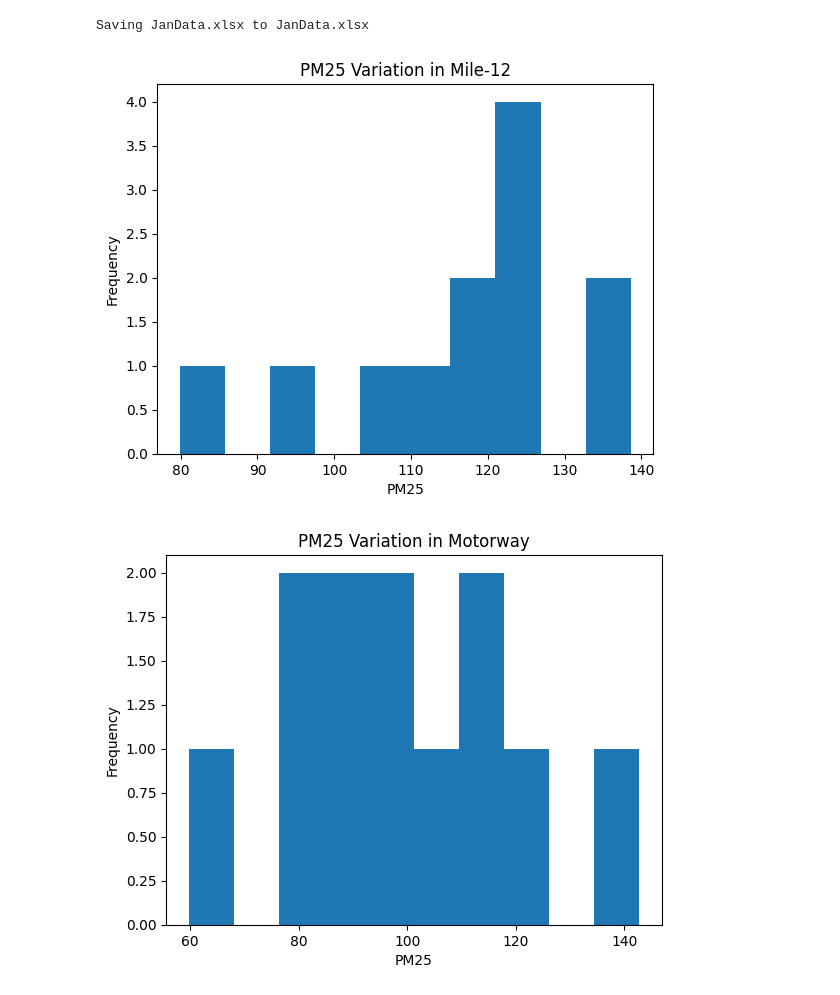
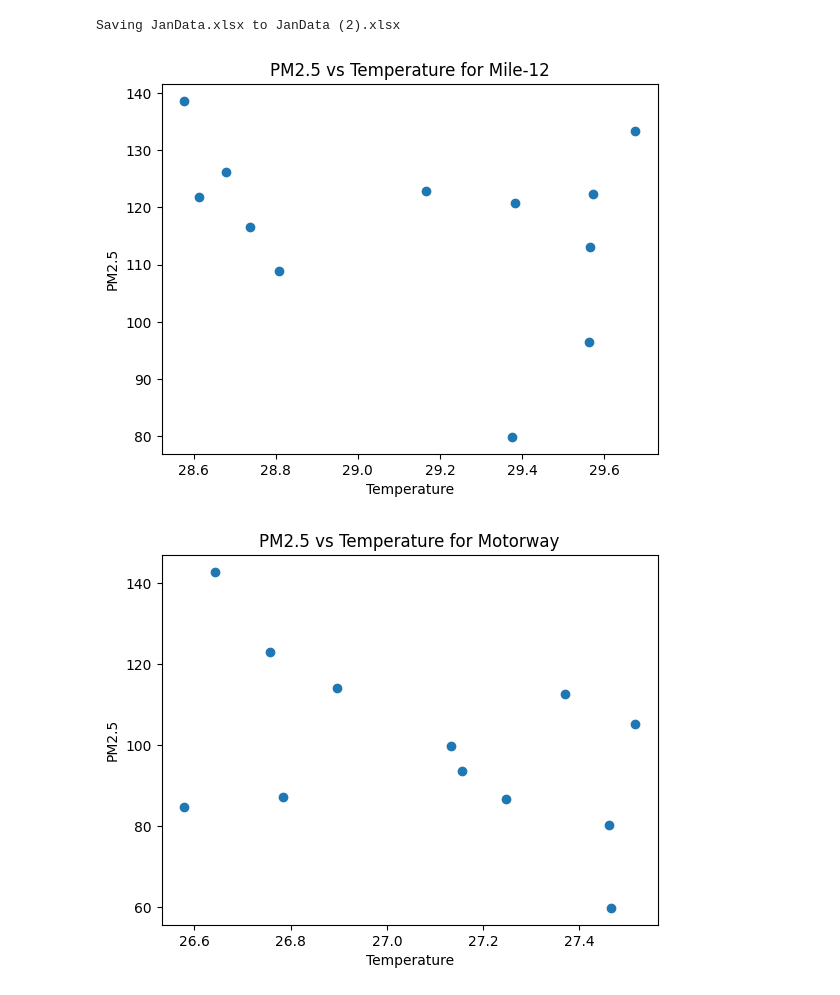
Before and after one commit to olupy/ml-models, a Jupyter notebook: pm_analysis.ipynb, the cells around one changed output. Saved outputs shown, nothing was run; the diff lists cells and outputs as text; code cells hidden in the pictures.

```diff
--- a/pm_analysis.ipynb
+++ b/pm_analysis.ipynb
@@ -7,53 +7,53 @@ import numpy as np
 from datetime import datetime
 import matplotlib.pyplot as plt
 from google.colab import files
 uploaded = files.upload()
 # Load the Excel file
 df = pd.read_excel(io.BytesIO(uploaded['JanData.xlsx']))
 
 # remove rows with missing data
 df.dropna(inplace=True)
 df['date'] = pd.to_datetime(df['date'], format='%Y-%m-%d', errors='coerce')
 #df['date'] = df['date'].apply(lambda x: datetime.strftime(x, '%Y-%m-%d %H:%M'))
 # we need to extract the different data for different location
 mile_12 = df[df['loc'] == 'Mile-12']
 motorway = df[df['loc'] == 'Motorway']
 majidun = df[df['loc'] == 'Majidun']
 
 # we group the data and find the average for a 24 hour period
 mile_12_daily = mile_12.groupby(pd.Grouper(key='date', freq='24H')).mean()
 motorway_daily = motorway.groupby(pd.Grouper(key='date', freq='24H')).mean()
 majidun_daily = majidun.groupby(pd.Grouper(key='date', freq='24H')).mean()
 
 
-plt.hist(mile_12_daily['pm25'])
-plt.xlabel('PM25')
-plt.ylabel('Frequency')
-plt.title('PM25 Variation in Mile-12')
+plt.scatter(mile_12_daily['temp'],mile_12_daily['pm25'])
+plt.xlabel('Temperature')
+plt.ylabel('PM2.5')
+plt.title('PM2.5 vs Temperature for Mile-12')
 plt.show()
 
-plt.hist(motorway_daily['pm25'])
-plt.xlabel('PM25')
-plt.ylabel('Frequency')
-plt.title('PM25 Variation in Motorway')
+plt.scatter(motorway_daily['temp'], motorway_daily['pm25'])
+plt.xlabel('Temperature')
+plt.ylabel('PM2.5')
+plt.title('PM2.5 vs Temperature for Motorway')
 plt.show()
 
-plt.hist(majidun_daily['pm25'])
-plt.xlabel('PM25')
-plt.ylabel('Frequency')
-plt.title('PM25 Variation in Majidun')
+plt.scatter(majidun_daily['temp'], majidun_daily['pm25'])
+plt.xlabel('Temperature')
+plt.ylabel('PM2.5')
+plt.title('PM2.5 vs Temperature for Majidun')
 plt.show()
 
-plt.plot(mile_12_daily['pm25'], label='Mile-12')
-plt.plot(motorway_daily['pm25'], label='Motorway')
-plt.plot(majidun_daily['pm25'], label='Majidun')
-plt.xlabel('Date')
-plt.ylabel('PM25')
-plt.title('PM25 Variation by Location')
-plt.legend()
-plt.show()
+#plt.plot(mile_12_daily['pm25'], label='Mile-12')
+#plt.plot(motorway_daily['pm25'], label='Motorway')
+#plt.plot(majidun_daily['pm25'], label='Majidun')
+#plt.xlabel('Date')
+#plt.ylabel('PM25')
+#plt.title('PM25 Variation by Location')
+#plt.legend()
+#plt.show()
 # %% [output]
 [interactive output not drawn]
-Saving JanData.xlsx to JanData.xlsx
+Saving JanData.xlsx to JanData (2).xlsx
-[figure, old version]
+[figure, new version]
-[figure, old version]
+[figure, new version]
```
Also changed, not shown: parts of 1 cell of this notebook.
